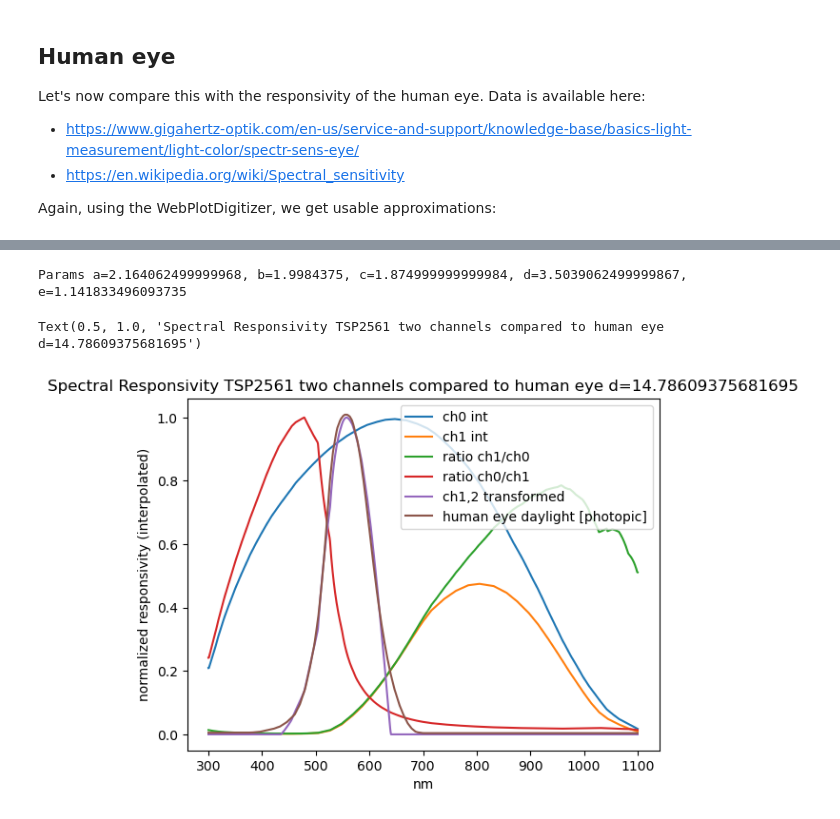
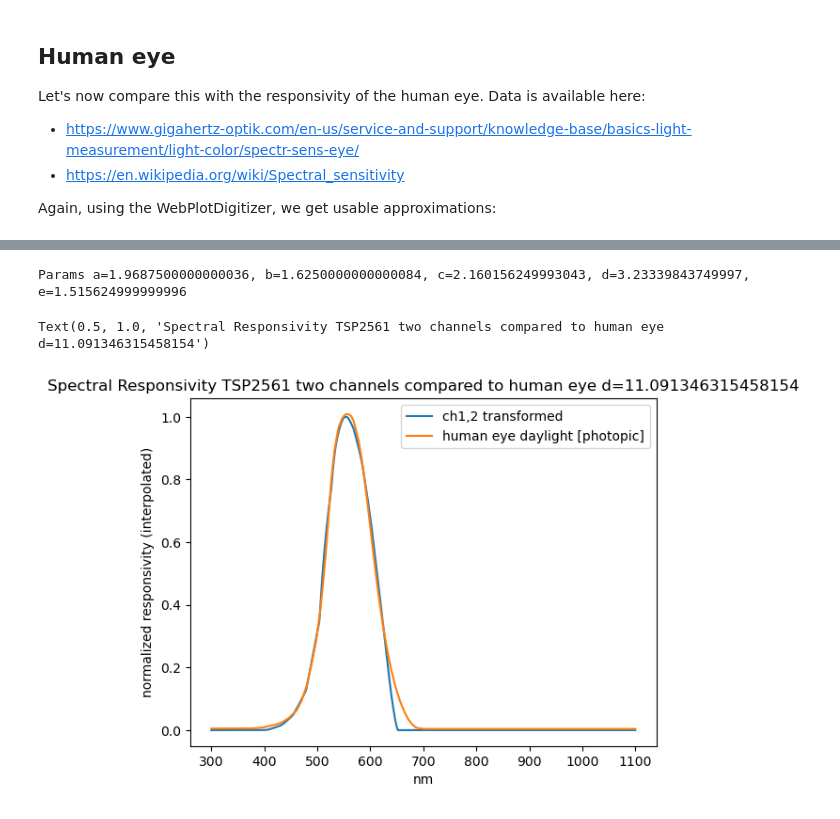
Before and after one commit to muwerk/mupplet-sensor, a Jupyter notebook: extras/TSL2561.ipynb, the cells around one changed output, grey strips where cells are left out. Drawn from its saved outputs; the diff is of its cells as text; code cells hidden in the pictures.

```diff
--- a/extras/TSL2561.ipynb
+++ b/extras/TSL2561.ipynb
@@ -171,3 +171,7 @@ ch0i=np.interp(x,ch0_x,ch0_y)
 ch1i=np.interp(x,ch1_x,ch1_y)
 # %%
 cr=ch1i/ch0i
+# cr=cr/np.max(cr)/2
+cri=ch0i/(ch1i+[0.004])
+print(f"max(cri)={np.max(cri)}")
+cri=cri/np.max(cri)
@@ -256,9 +263,6 @@ her=[(351.4, 0.00513618677042782),
 her_x, her_y = np.array([c[0] for c in her]), np.array([c[1] for c in her])
 # %%
 heri=np.interp(x,her_x,her_y)
-# %%
-cri=ch0i/(ch1i+[0.01])
-cri=cri/np.max(cri)
 # %%
 def ex(p,v):
     return (p[v][0]+p[v][1])/2
@@ -297,9 +302,8 @@ def param_search(pi, ef, max_iter=1000):
                 tpi[p][0] -= dx/2
             if eri1<er and eri2<er:
                 print(f'{p} is converging to both sides?!')
-                tpi[p][0] -= dx/3
-                tpi[p][0] += dx/3
-                continue
+                # tpi[p][0] -= dx/2
+                # tpi[p][0] += dx/2
             if eri1<er:
                 er=eri1
                 tpi[p][0]=ab2
@@ -307,10 +311,11 @@ def param_search(pi, ef, max_iter=1000):
                 er=eri2
                 tpi[p][1]=ab2
             bopi=tpi.copy()
-            print(bopi, er)
+            # print(bopi, er)
     return bopi, er
 # %%
-params={'a': [2,5], 'b':[1.8, 2.2], 'c':[1.8, 2.4], 'd':[3,4], 'e':[0.1,3]}
+# params={'a': [1.5,2], 'b':[1.5, 2], 'c':[1.6, 2.8], 'd':[2,3], 'e':[1,2]}
+params={'a': [1.5,2], 'b':[1.5, 2], 'c':[1.6, 2.8], 'd':[0.5,5], 'e':[1,2]}
 # %%
 pbest, erbest = param_search(params, eval_fct)
 # %% [output]
@@ -336,20 +329,16 @@ ch_tr = None
 # %%
 a=ex(pbest,'a'); b=ex(pbest,'b'); c=ex(pbest,'c'); d=ex(pbest,'d'); e=ex(pbest,'e')
 print(f"Params a={a}, b={b}, c={c}, d={d}, e={e}")
 # a=3; b=2; c=2.2; d=3.36; e=4
 ch_tr, dx = eval_fct(pbest, True) # eval_model(a,b,c,d,e)
 
-plt.plot(x, ch0i, label='ch0 int')
-plt.plot(x, ch1i, label='ch1 int')
-plt.plot(x, cr, label='ratio ch1/ch0')
-plt.plot(x, cri, label='ratio ch0/ch1')
 plt.plot(x, ch_tr, label='ch1,2 transformed')
 plt.plot(x, heri, label='human eye daylight [photopic]')
 plt.legend(loc="upper right")
 plt.xlabel('nm')
 plt.ylabel('normalized responsivity (interpolated)')
 plt.title(f'Spectral Responsivity TSP2561 two channels compared to human eye d={dx}')
 # %% [output]
-Params a=2.164062499999968, b=1.9984375, c=1.874999999999984, d=3.5039062499999867, e=1.141833496093735
+Params a=1.9687500000000036, b=1.6250000000000084, c=2.160156249993043, d=3.23339843749997, e=1.515624999999996
-Text(0.5, 1.0, 'Spectral Responsivity TSP2561 two channels compared to human eye d=14.78609375681695')
+Text(0.5, 1.0, 'Spectral Responsivity TSP2561 two channels compared to human eye d=11.091346315458154')
-[figure, old version]
+[figure, new version]
```
Also changed, not shown: parts of 7 cells of this notebook.
